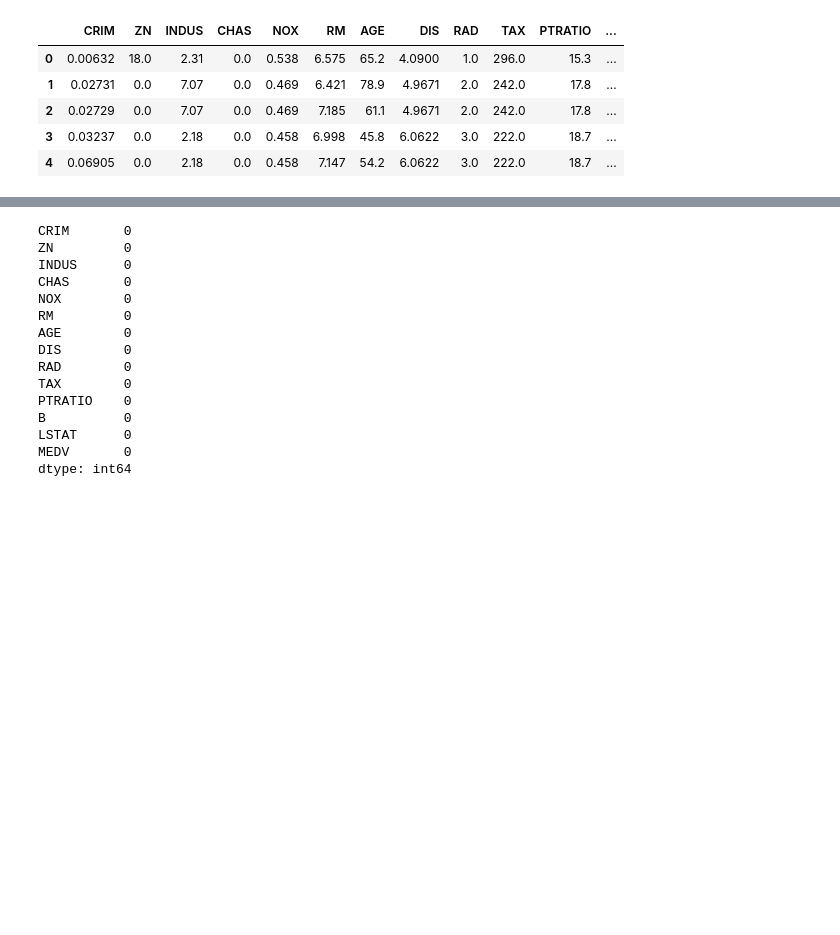
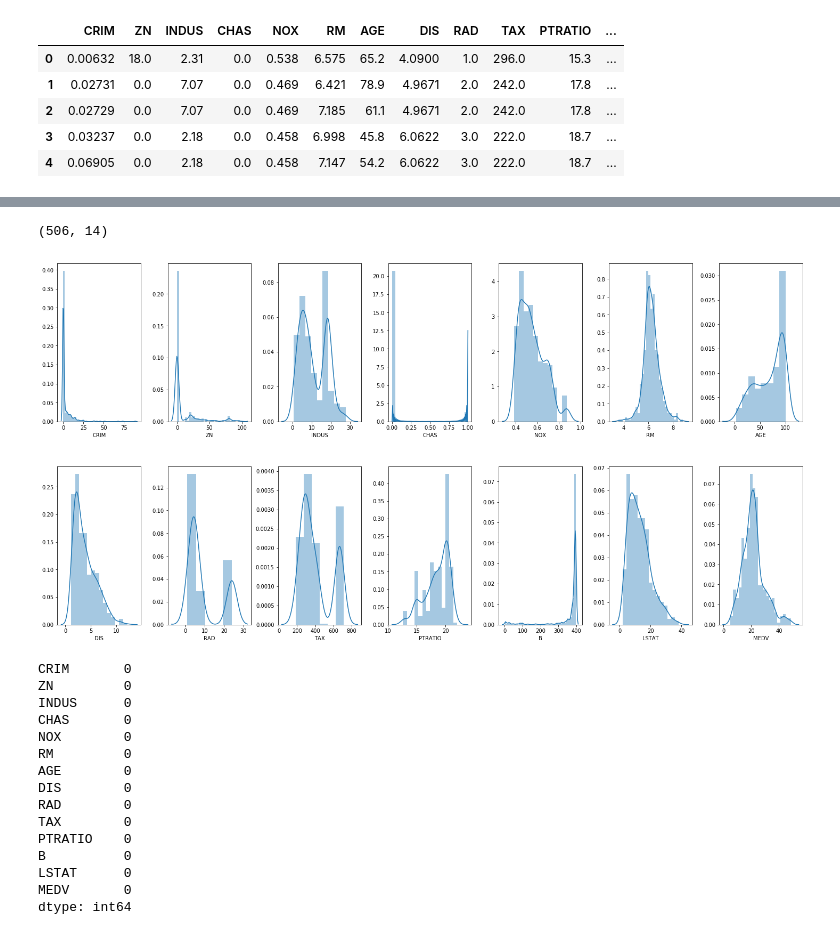
Before and after one commit to SimonMcLain/ML-Statistics-Project-2019-G00364775, a Jupyter notebook: Project.ipynb, the cells around one changed output, grey strips where cells are left out. Drawn from its saved outputs; the diff is of its cells as text; code cells hidden in the pictures; blank space fills up the shorter version.

```diff
--- a/Project.ipynb
+++ b/Project.ipynb
@@ -31,0 +86,8 @@ boston.head()
+# %%
+    for k, v in boston.items():
+        q1 = v.quantile(0.25)
+        q3 = v.quantile(0.75)
+        irq = q3 - q1
+        v_col = v[(v <= q1 - 1.5 * irq) | (v >= q3 + 1.5 * irq)]
+        perc = np.shape(v_col)[0] * 100.0 / np.shape(boston)[0]
+        print("Column %s outliers = %.2f%%" % (k, perc))
@@ -32,5 +108,20 @@ boston.head()
 # %%
 boston['MEDV'] = boston_dataset.target
+# %%
+data = boston[~(boston['MEDV']>=50.0)]
+print(np.shape(boston))
+# %% [output]
+(506, 14)
+# %%
+fig, axs = plt.subplots(ncols=7, nrows=2, figsize=(20, 10))
+index = 0
+axs = axs.flatten()
+for k,v in data.items():
+    sns.distplot(v, ax=axs[index])
+    index += 1
+plt.tight_layout(pad=0.4, w_pad=0.5, h_pad=5.0)
+# %% [output]
+[figure, added]
 # %%
 boston.isnull().sum()
 # %% [output]
```
Also changed, not shown: parts of 22 cells of this notebook.
